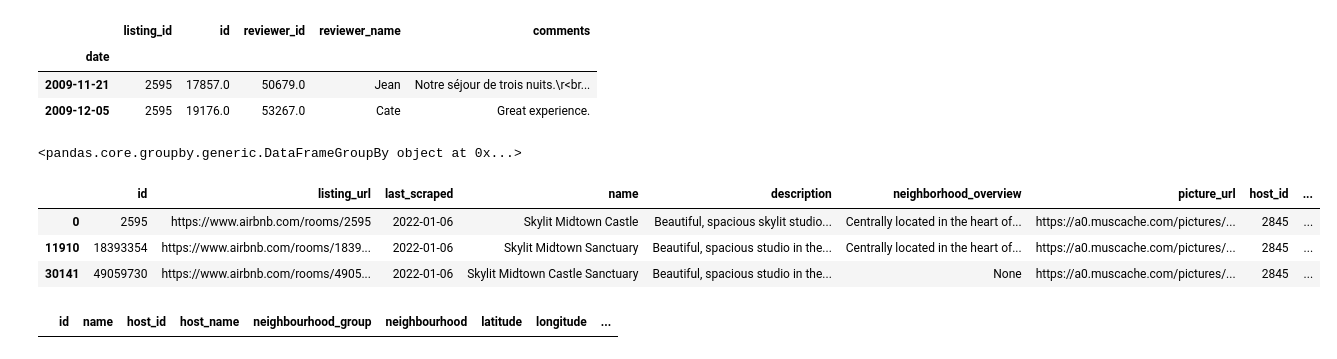
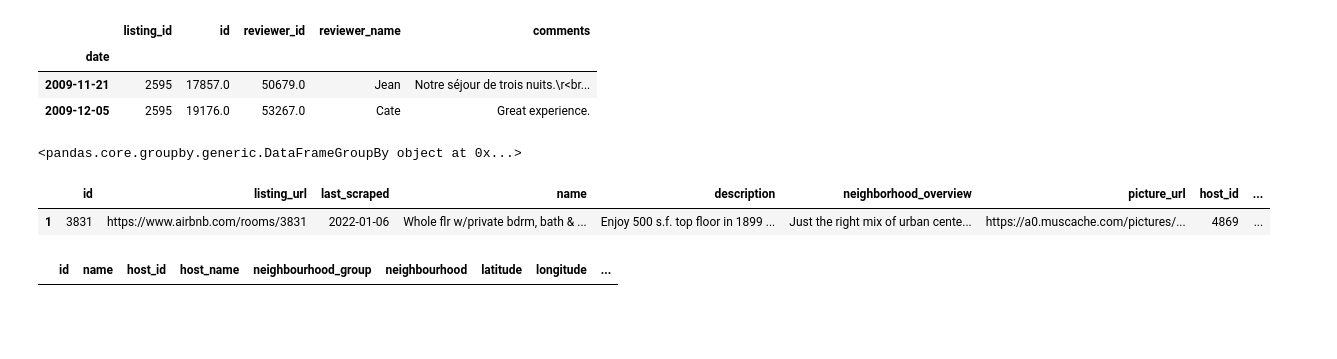
Before and after one commit to julioh-k/airbnb, a Jupyter notebook: code/EDA.ipynb, the cells around one changed output. Cells and saved outputs as stored; diff of their text form; code cells hidden in the pictures; blank space fills up the shorter version.

```diff
--- a/code/EDA.ipynb
+++ b/code/EDA.ipynb
@@ -21,12 +21,10 @@ review.groupby(review['listing_id'])
 # %% [output]
 <pandas.core.groupby.generic.DataFrameGroupBy object at 0x...>
 # %%
-listing[listing['host_id']=='2845']
+listing[listing['id']=='3831']
 # %% [output]
 |  | id | listing_url | last_scraped | name | description | neighborhood_overview | picture_url | host_id | ... |
-| 0 | 2595 | https://www.airbnb.com/rooms/2595 | 2022-01-06 | Skylit Midtown Castle | Beautiful, spacious skylit studio... | Centrally located in the heart of... | https://a0.muscache.com/pictures/... | 2845 | ... |
-| 11910 | 18393354 | https://www.airbnb.com/rooms/1839... | 2022-01-06 | Skylit Midtown Sanctuary | Beautiful, spacious studio in the... | Centrally located in the heart of... | https://a0.muscache.com/pictures/... | 2845 | ... |
-| 30141 | 49059730 | https://www.airbnb.com/rooms/4905... | 2022-01-06 | Skylit Midtown Castle Sanctuary | Beautiful, spacious studio in the... | None | https://a0.muscache.com/pictures/... | 2845 | ... |
+| 1 | 3831 | https://www.airbnb.com/rooms/3831 | 2022-01-06 | Whole flr w/private bdrm, bath & ... | Enjoy 500 s.f. top floor in 1899 ... | Just the right mix of urban cente... | https://a0.muscache.com/pictures/... | 4869 | ... |
 # %%
 eje.head(50)
 # %% [output]
```
Also changed, not shown: 1 other file.
